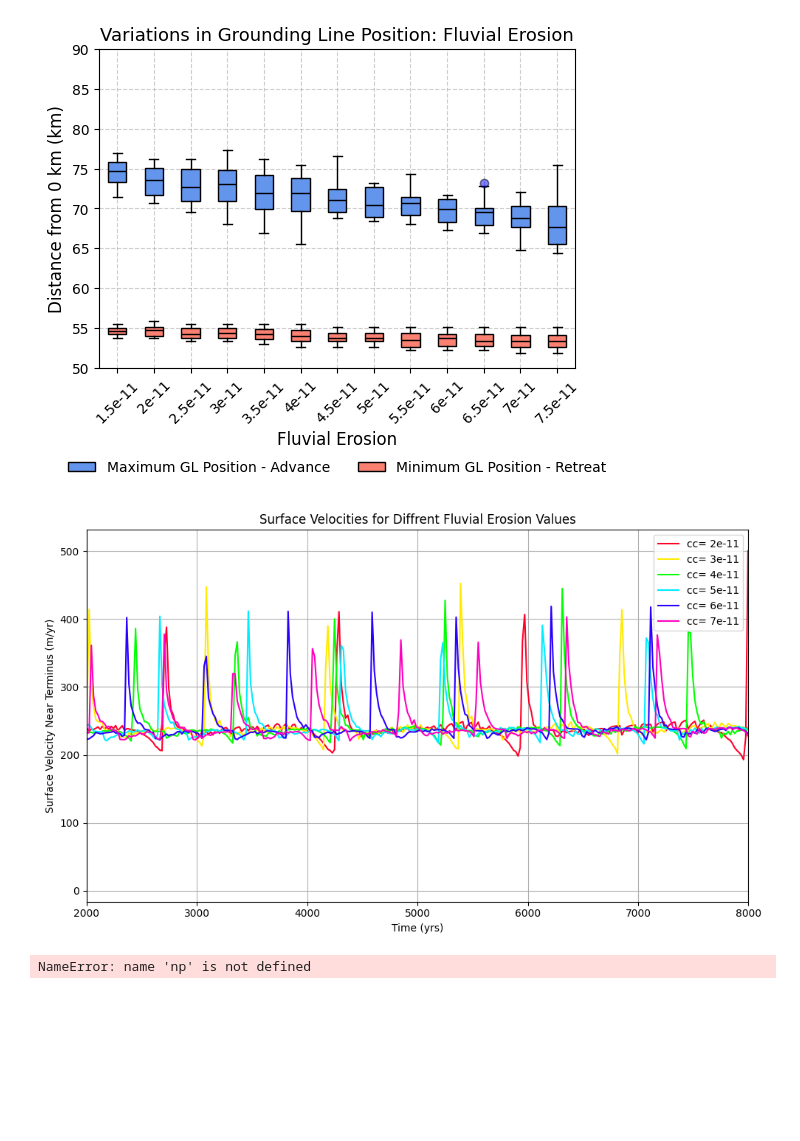
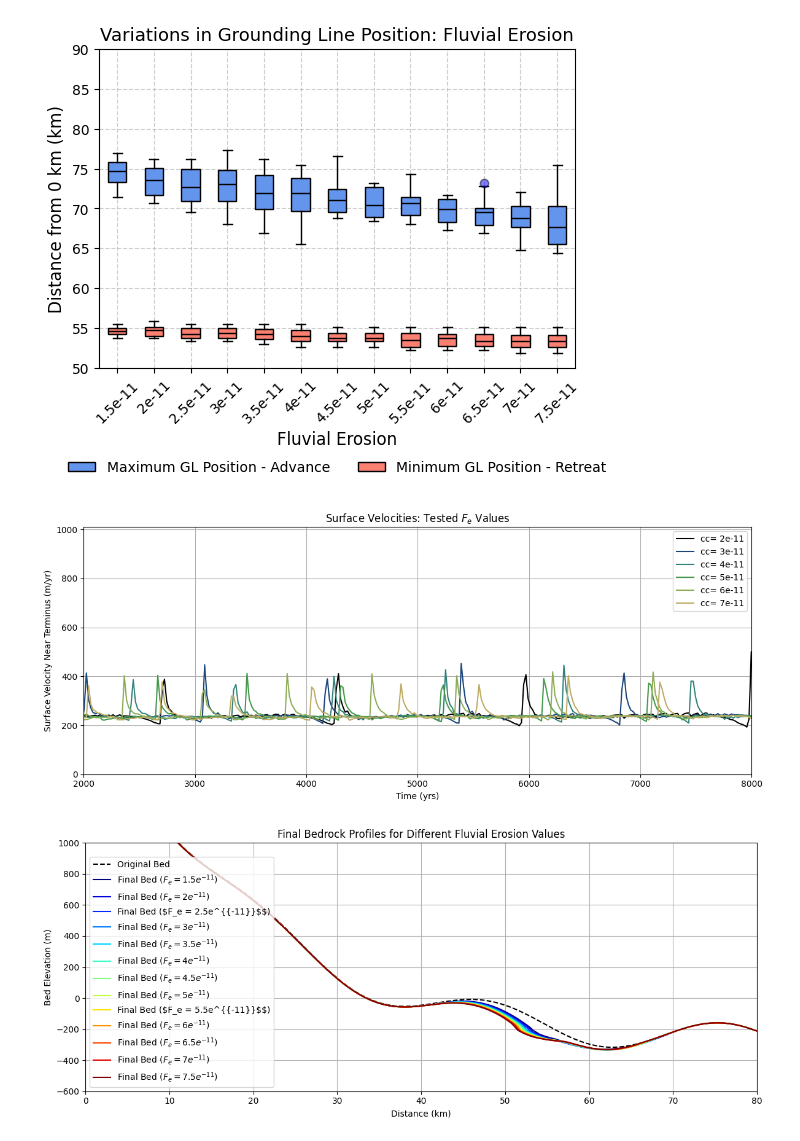
Before and after one commit to ktlix2ski/brinkmodeltest, a Jupyter notebook: Analysis/FluvialErosion_Tests.ipynb, the cells around one changed output. Saved outputs shown, nothing was run; the diff lists cells and outputs as text; code cells hidden in the pictures; blank space fills up the shorter version.

```diff
--- a/Analysis/FluvialErosion_Tests.ipynb
+++ b/Analysis/FluvialErosion_Tests.ipynb
@@ -1646,9 +1680,12 @@ from scipy.interpolate import interp1d
 
 CCs = np.array([2e-11 ,3.0e-11,4.0e-11,5.0e-11,6.0e-11,7.0e-11])
 common_times = np.linspace(0, 10000, 500)
-colors = plt.cm.gist_rainbow(np.linspace(0, 1, len(surf_vels)))
+cmap = plt.colormaps['gist_earth']
+# cmap = truncate_colormap(cmap, 0.25, 1.0)
+cmap = truncate_colormap(cmap, 0.0, 0.75)
+colors = cmap(np.linspace(0, 1, len(surf_vels)))
 
-fig, ax = plt.subplots(figsize=(10, 6))
+fig, ax = plt.subplots(figsize=(12,5))
 
 for i, us_dict in enumerate(surf_vels):
     term_surface_velocity = []
@@ -1670,35 +1707,37 @@ for i, us_dict in enumerate(surf_vels):
 
         if np.isnan(term_usvel):
             term_usvel = 0
 
         term_surface_velocity.append(term_usvel)
         times.append(t)
 
     times = np.array(times)
     term_surface_velocity = np.array(term_surface_velocity)
 
     # Sort for interpolation
     sorted_indices = np.argsort(times)
     times = times[sorted_indices]
     term_surface_velocity = term_surface_velocity[sorted_indices]
 
     # Interpolate to common time grid
     interp_func = interp1d(times, term_surface_velocity, bounds_error=False, fill_value="extrapolate")
     interp_speeds = interp_func(common_times)
 
     plt.plot(common_times, interp_speeds, label=f'cc= {CCs[i]}', color=colors[i])
 
 plt.xlabel('Time (yrs)')
 plt.ylabel('Surface Velocity Near Terminus (m/yr)')
 plt.legend()
 plt.xlim(2000,8000)
-plt.title('Surface Velocities for Diffrent Fluvial Erosion Values')
+plt.ylim(0,1010)
+
+plt.title('Surface Velocities: Tested $F_{e}$ Values')
 plt.grid(True)
 plt.tight_layout()
 plt.show()
 fig.savefig("/media/kayatroyer/KayaDrive/Thesis/Figures/Results/ModelPlots/FluvialErosion/Vel_cc.svg", format ="svg", bbox_inches='tight')
 # %% [output]
-[figure, old version]
+[figure, new version]
 # %%
 CCs = np.array([1.5e-11,2.0e-11,2.5e-11,3.0e-11,3.5e-11,4.0e-11,4.5e-11,5.0e-11,5.5e-11,6.0e-11,6.5e-11,7.0e-11,7.5e-11])
 num_points = len(next(iter(bed_dict15e11.values())))
@@ -1741,4 +1780,4 @@ plt.show()
 
 fig.savefig("/media/kayatroyer/KayaDrive/Thesis/Figures/Results/ModelPlots/FluvialErosion/BedrockErosion_cc.svg", format ="svg", bbox_inches='tight')
 # %% [output]
-NameError: name 'np' is not defined
+[figure, added]
```
Also changed, not shown: parts of 4 cells of this notebook, 7 other files.
